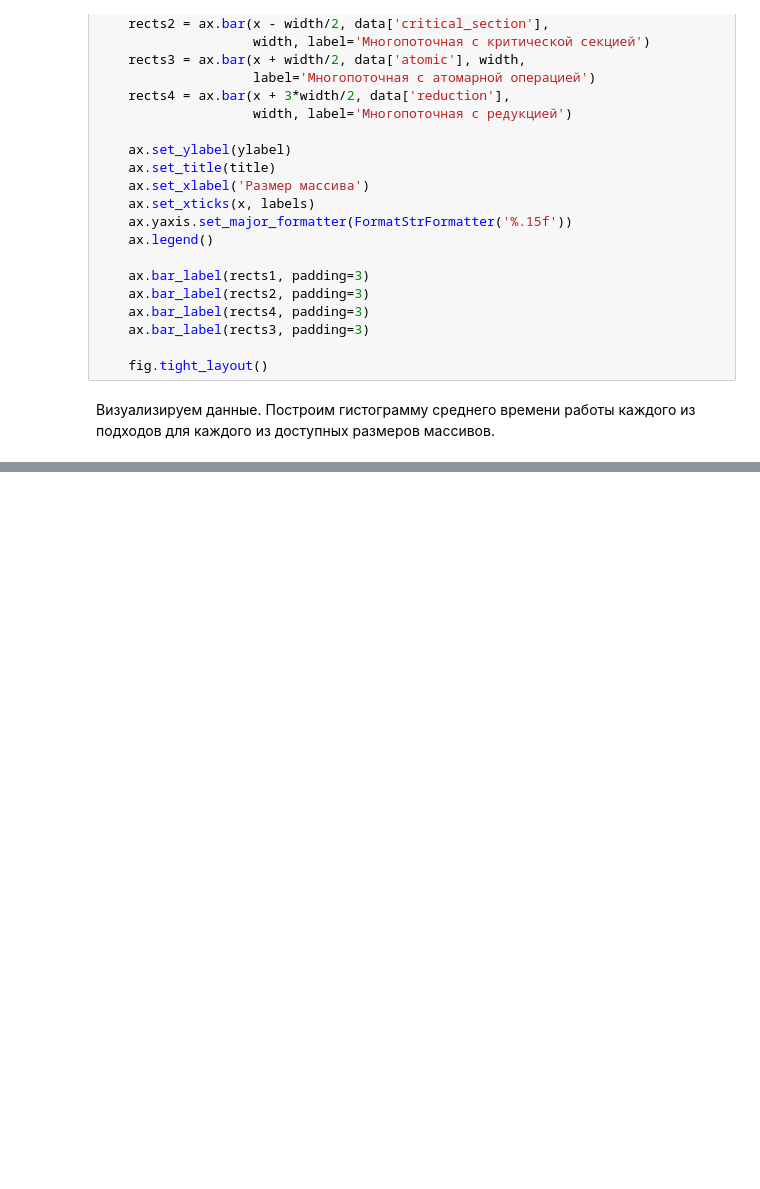
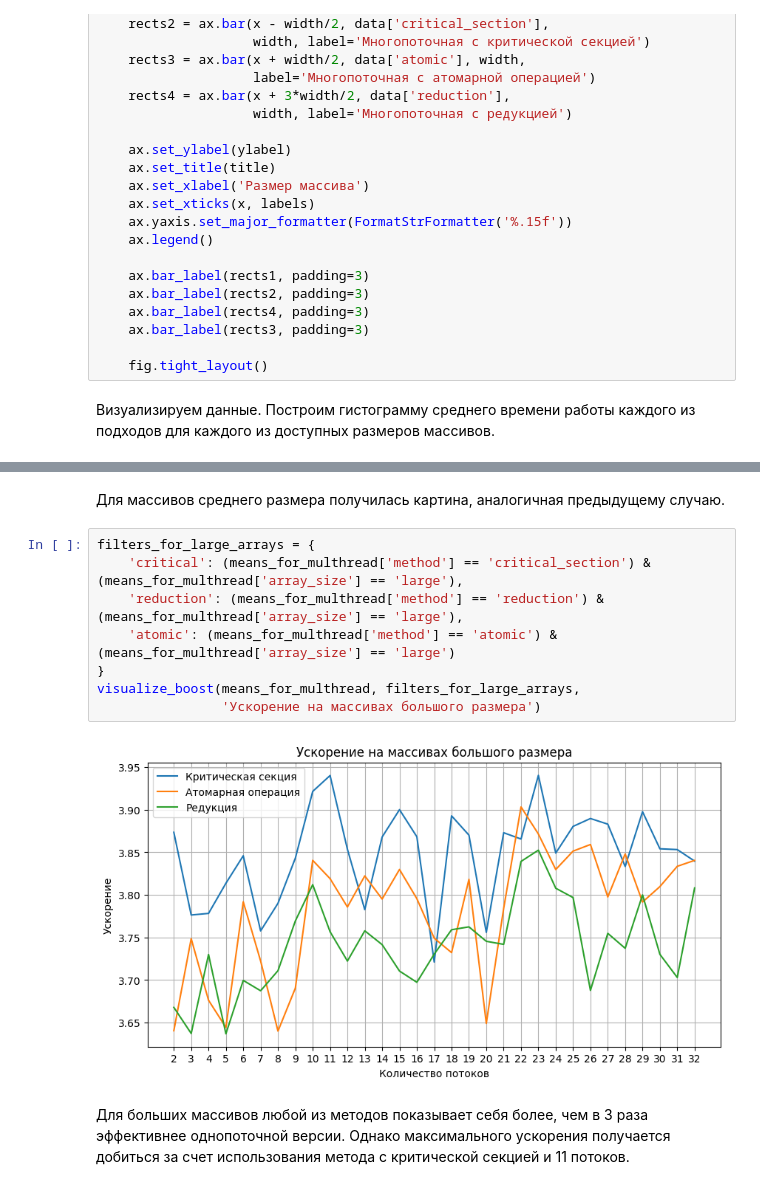
Before and after one commit to SkyWaet/openmp, a Jupyter notebook: python_scripts/dotProduct/dotProduct.ipynb, the cells around one changed output, grey strips where cells are left out. Drawn from its saved outputs; the diff is of its cells as text; blank space fills up the shorter version.

```diff
--- a/python_scripts/dotProduct/dotProduct.ipynb
+++ b/python_scripts/dotProduct/dotProduct.ipynb
@@ -172,0 +272,14 @@ visualize('Среднее затраченное время (в мс)',
+# %% [markdown]
+Для массивов среднего размера получилась картина, аналогичная предыдущему случаю.
+# %%
+filters_for_large_arrays = {
+    'critical': (means_for_multhread['method'] == 'critical_section') & (means_for_multhread['array_size'] == 'large'),
+    'reduction': (means_for_multhread['method'] == 'reduction') & (means_for_multhread['array_size'] == 'large'),
+    'atomic': (means_for_multhread['method'] == 'atomic') & (means_for_multhread['array_size'] == 'large')
+}
+visualize_boost(means_for_multhread, filters_for_large_arrays,
+                'Ускорение на массивах большого размера')
+# %% [output]
+[figure, added]
+# %% [markdown]
+Для больших массивов любой из методов показывает себя более, чем в 3 раза эффективнее однопоточной версии. Однако максимального ускорения получается добиться за счет использования метода с критической секцией и 11 потоков.
```
Also changed, not shown: parts of 12 cells of this notebook, 4 other files.
